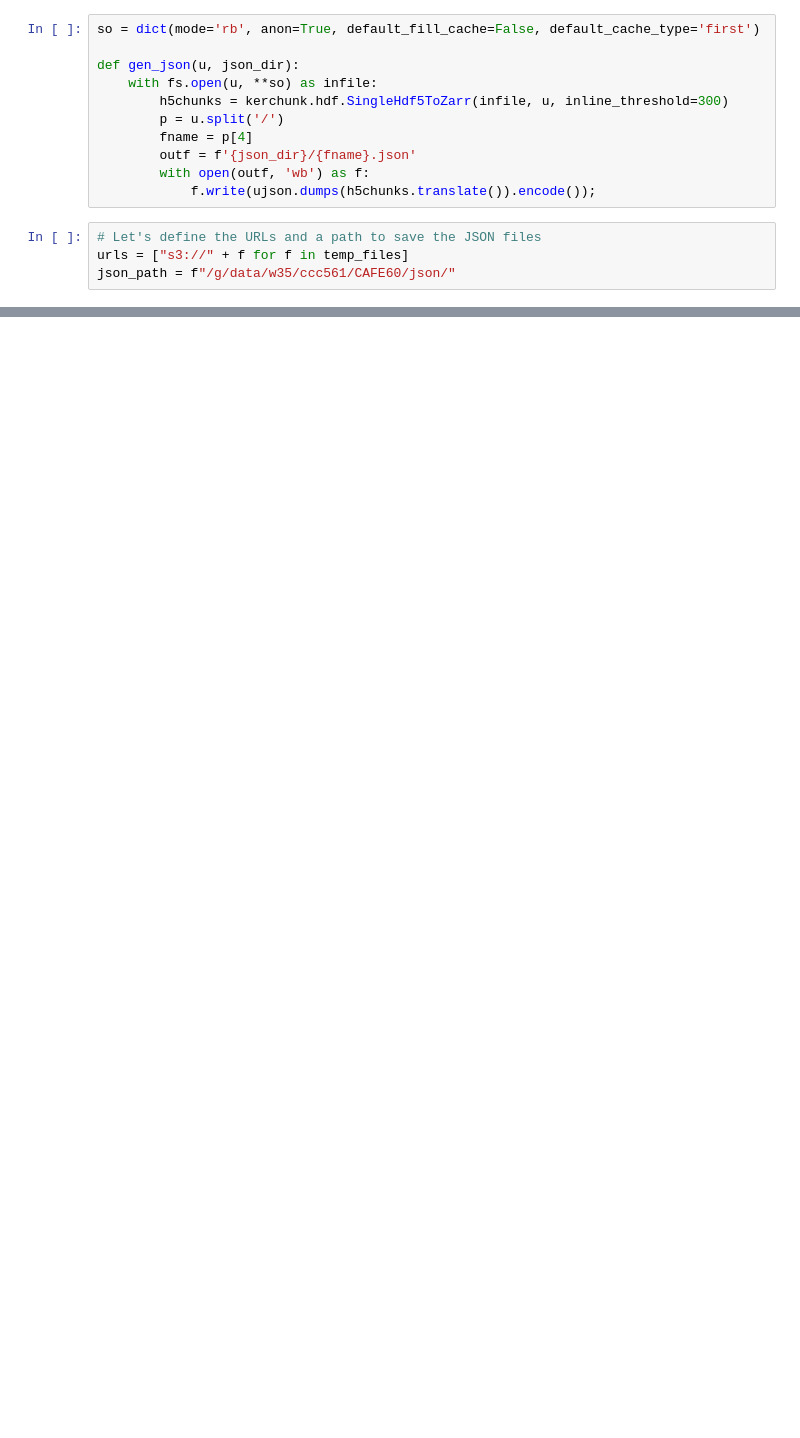
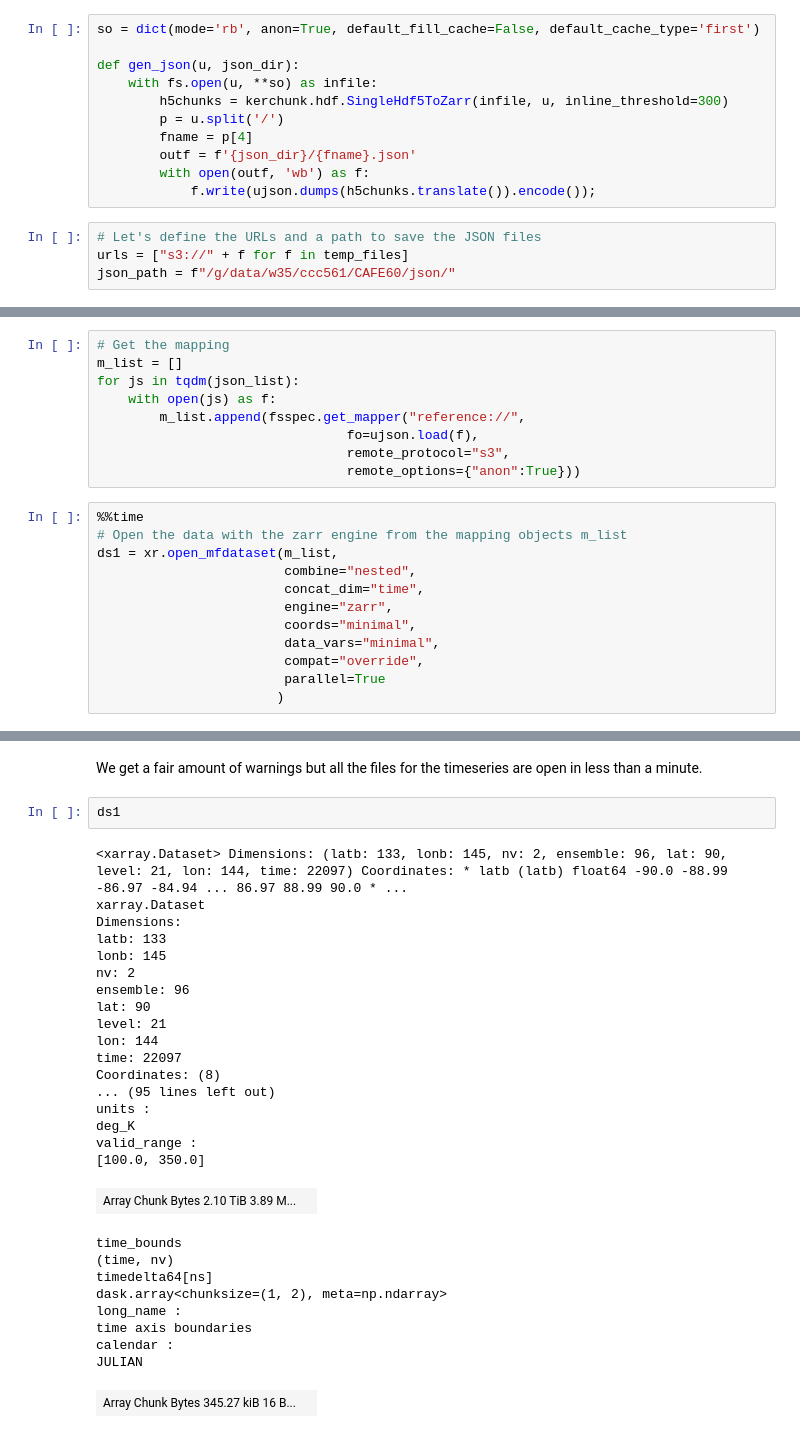
Before and after one commit to coecms/coecms.github.io, a Jupyter notebook: posts/2021-12-15-read-AWS.ipynb, the cells around one changed output, grey strips where cells are left out. Cells and saved outputs as stored; diff of their text form; blank space fills up the shorter version.

Commit message:
With reading the data + speed test

```diff
--- a/posts/2021-12-15-read-AWS.ipynb
+++ b/posts/2021-12-15-read-AWS.ipynb
@@ -207,0 +166,21 @@ len(json_list)
+# %%
+# Get the mapping
+m_list = []
+for js in tqdm(json_list):
+    with open(js) as f:
+        m_list.append(fsspec.get_mapper("reference://",
+                                fo=ujson.load(f),
+                                remote_protocol="s3",
+                                remote_options={"anon":True}))
+# %%
+%%time
+# Open the data with the zarr engine from the mapping objects m_list
+ds1 = xr.open_mfdataset(m_list,
+                        combine="nested",
+                        concat_dim="time",
+                        engine="zarr",
+                        coords="minimal",
+                        data_vars="minimal",
+                        compat="override",
+                        parallel=True
+                       )
@@ -207,0 +190,32 @@ len(json_list)
+# %% [markdown]
+We get a fair amount of warnings but all the files for the timeseries are open in less than a minute.
+# %%
+ds1
+# %% [output]
+<xarray.Dataset> Dimensions: (latb: 133, lonb: 145, nv: 2, ensemble: 96, lat: 90, level: 21, lon: 144, time: 22097) Coordinates: * latb (latb) float64 -90.0 -88.99 -86.97 -84.94 ... 86.97 88.99 90.0 * ...
+xarray.Dataset
+Dimensions:
+latb: 133
+lonb: 145
+nv: 2
+ensemble: 96
+lat: 90
+level: 21
+lon: 144
+time: 22097
+Coordinates: (8)
+... (95 lines left out)
+units :
+deg_K
+valid_range :
+[100.0, 350.0]
+| Array Chunk Bytes 2.10 TiB 3.89 M... |  |
+time_bounds
+(time, nv)
+timedelta64[ns]
+dask.array<chunksize=(1, 2), meta=np.ndarray>
+long_name :
+time axis boundaries
+calendar :
+JULIAN
+| Array Chunk Bytes 345.27 kiB 16 B... |  |
```
Also changed, not shown: parts of 22 cells of this notebook.
